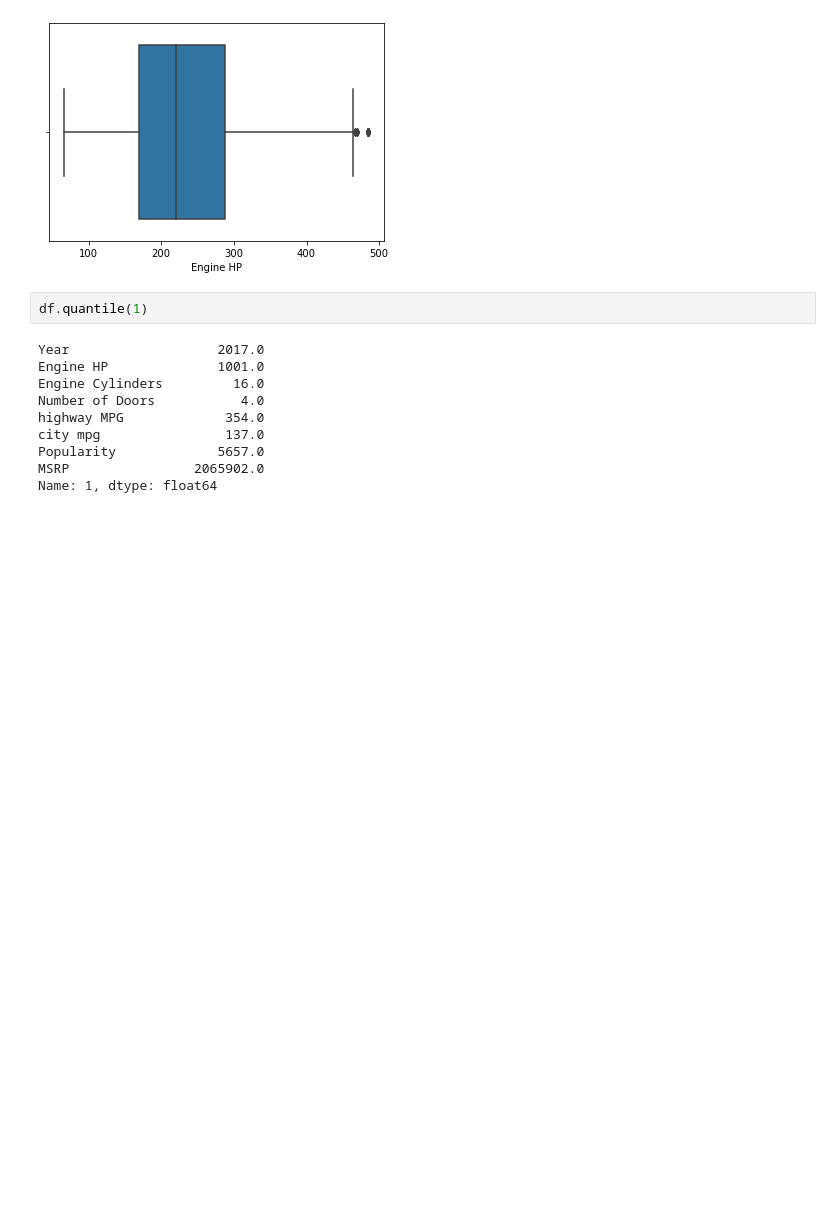
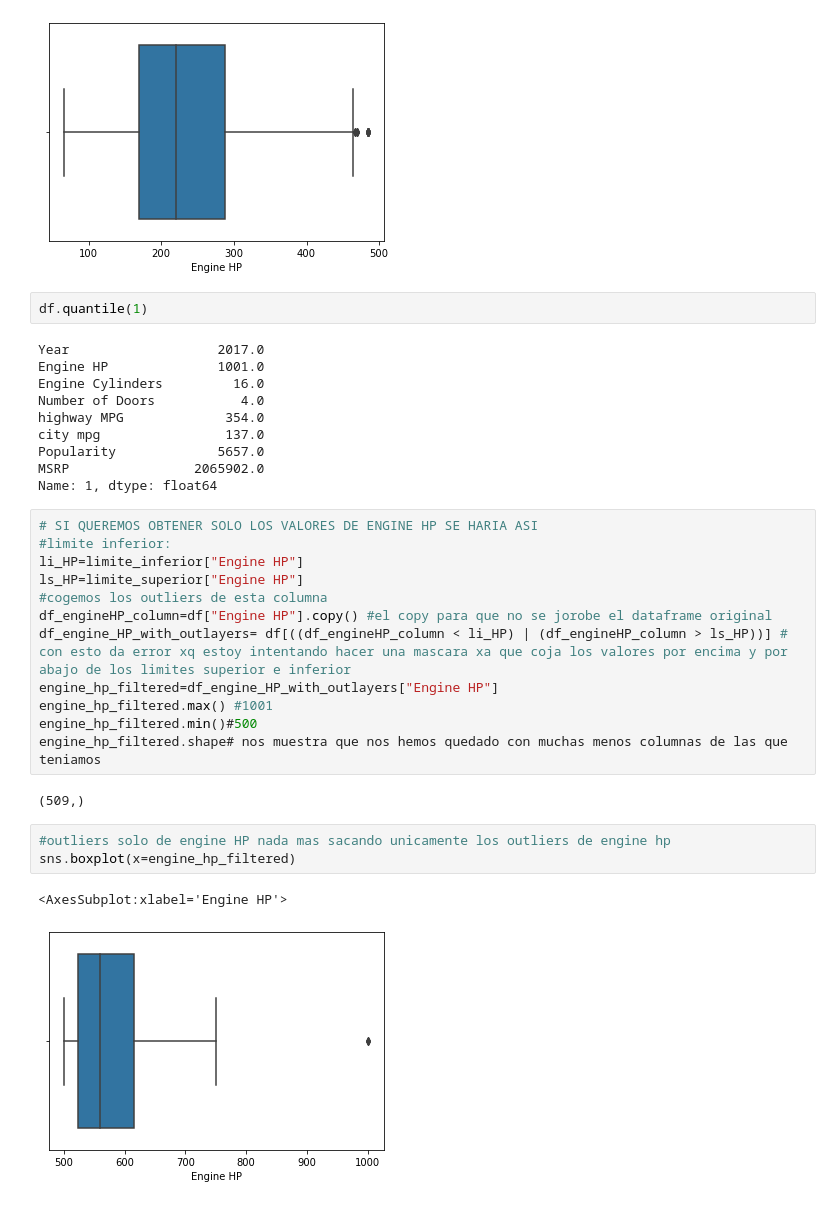
Before and after one commit to PabloEduardoMartinezPicazo/Bootcamp-DataScience-2021, a Jupyter notebook: week5_EDA_scraping_eda_summary/day4_correlation_matrix_outliers_rare/theory/eda_examples/outliers/outliers.ipynb, the cells around one changed output. Cells and saved outputs as stored; diff of their text form; blank space fills up the shorter version.

```diff
--- a/week5_EDA_scraping_eda_summary/day4_correlation_matrix_outliers_rare/theory/eda_examples/outliers/outliers.ipynb
+++ b/week5_EDA_scraping_eda_summary/day4_correlation_matrix_outliers_rare/theory/eda_examples/outliers/outliers.ipynb
@@ -312,3 +304,23 @@ city mpg                137.0
 Popularity             5657.0
 MSRP                2065902.0
 Name: 1, dtype: float64
+# %%
+# SI QUEREMOS OBTENER SOLO LOS VALORES DE ENGINE HP SE HARIA ASI
+#limite inferior:
+li_HP=limite_inferior["Engine HP"]
+ls_HP=limite_superior["Engine HP"]
+#cogemos los outliers de esta columna
+df_engineHP_column=df["Engine HP"].copy() #el copy para que no se jorobe el dataframe original
+df_engine_HP_with_outlayers= df[((df_engineHP_column < li_HP) | (df_engineHP_column > ls_HP))] # con esto da error xq estoy intentando hacer una mascara xa que coja los valores por encima y por abajo de los limites superior e inferior
+engine_hp_filtered=df_engine_HP_with_outlayers["Engine HP"]
+engine_hp_filtered.max() #1001
+engine_hp_filtered.min()#500
+engine_hp_filtered.shape# nos muestra que nos hemos quedado con muchas menos columnas de las que teniamos
+# %% [output]
+(509,)
+# %%
+#outliers solo de engine HP nada mas sacando unicamente los outliers de engine hp
+sns.boxplot(x=engine_hp_filtered)
+# %% [output]
+<AxesSubplot:xlabel='Engine HP'>
+[figure, added]
```
Also changed, not shown: parts of 11 cells of this notebook, 32 other files.
